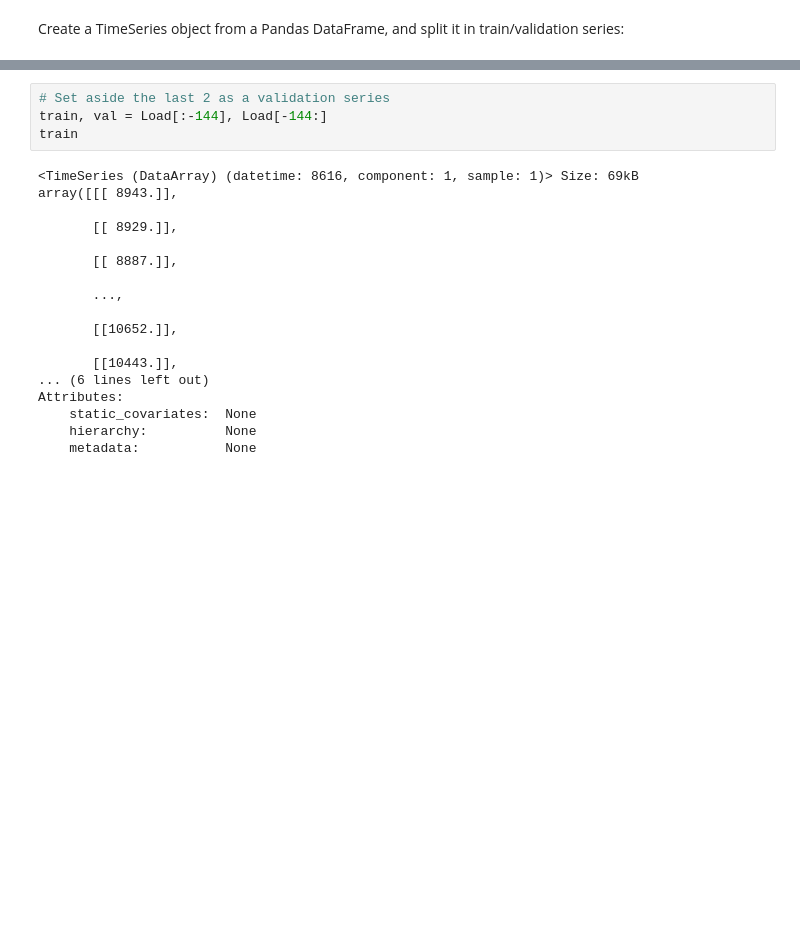
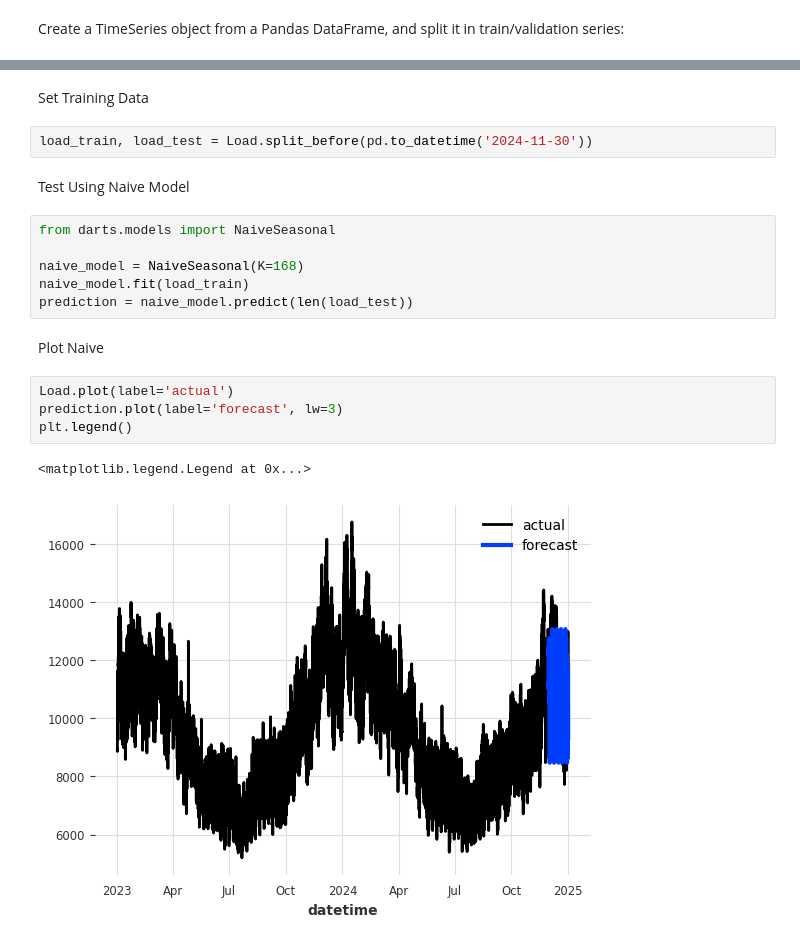
Before and after one commit to jakfar/Project, a Jupyter notebook: Preprocess jakfar.ipynb, the cells around one changed output, grey strips where cells are left out. Drawn from its saved outputs; the diff is of its cells as text; blank space fills up the shorter version.

```diff
--- a/Preprocess jakfar.ipynb
+++ b/Preprocess jakfar.ipynb
@@ -164,22 +168,21 @@ Attributes:
+# %% [markdown]
+Set Training Data
 # %%
-# Set aside the last 2 as a validation series
-train, val = Load[:-144], Load[-144:]
-train
+load_train, load_test = Load.split_before(pd.to_datetime('2024-11-30'))
-# %% [output]
-<TimeSeries (DataArray) (datetime: 8616, component: 1, sample: 1)> Size: 69kB
-array([[[ 8943.]],
-
-       [[ 8929.]],
-
-       [[ 8887.]],
-
-       ...,
-
-       [[10652.]],
-
-       [[10443.]],
-... (6 lines left out)
-Attributes:
-    static_covariates:  None
-    hierarchy:          None
-    metadata:           None
+# %% [markdown]
+Test Using Naive Model
+# %%
+from darts.models import NaiveSeasonal
+
+naive_model = NaiveSeasonal(K=168)
+naive_model.fit(load_train)
+prediction = naive_model.predict(len(load_test))
+# %% [markdown]
+Plot Naive
+# %%
+Load.plot(label='actual')
+prediction.plot(label='forecast', lw=3)
+plt.legend()
+# %% [output]
+<matplotlib.legend.Legend at 0x...>
+[figure, added]
```
Also changed, not shown: parts of 7 cells of this notebook.
